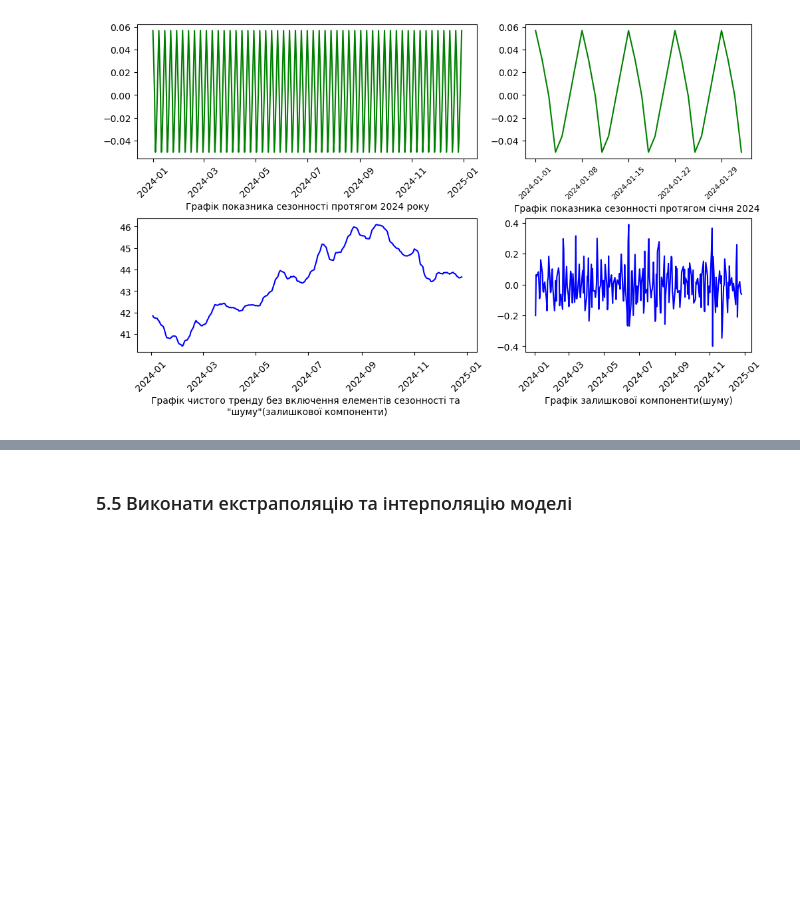
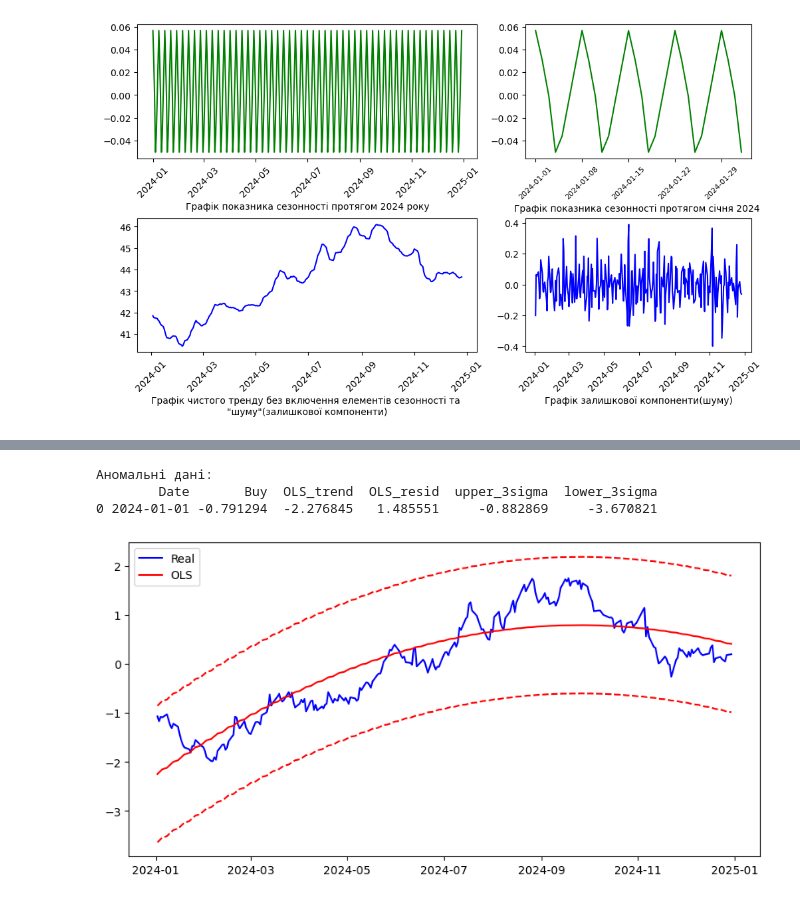
Before and after one commit to VarRoman/7_semester, a Jupyter notebook: Analysis_and_processing/Lab1/lab1_test.ipynb, the cells around one changed output, grey strips where cells are left out. Saved outputs shown, nothing was run; the diff lists cells and outputs as text; code cells hidden in the pictures; blank space fills up the shorter version.

```diff
--- a/Analysis_and_processing/Lab1/lab1_test.ipynb
+++ b/Analysis_and_processing/Lab1/lab1_test.ipynb
@@ -179,4 +243,26 @@ ax[1][1].plot(df_decomposed['resid'], color='b')
 # %%
-# TODO: Синтезувати модель за допомогою МНК + додати якийсь графік з результатами
+# First model
+norm_df['OLS_resid'] = norm_df['Buy'] - norm_df['OLS_trend']
+OLS_resid_std = norm_df['OLS_resid'].std()
+norm_df['upper_3sigma'] = norm_df['OLS_trend'] + 3 * OLS_resid_std
+norm_df['lower_3sigma'] = norm_df['OLS_trend'] - 3 * OLS_resid_std
+print('Аномальні дані:')
+print(norm_df[norm_df['OLS_resid'] > 3 * OLS_resid_std])
+
+# Deleting anomalies
+# norm_df['Buy'] = norm_df['Buy'].mask(norm_df['OLS_resid'] > 3 * OLS_resid_std, norm_df['OLS_trend'], axis=0)  # this line is for changing to the trend value
+norm_df.drop(index=list(norm_df[norm_df['OLS_resid'] > 3 * OLS_resid_std].index), inplace=True)
+
+fig, ax = plt.subplots(figsize=(10, 5))
+
+ax.plot(norm_df['Date'], norm_df['Buy'], "b-", label="Real")
+ax.plot(norm_df['Date'], norm_df['OLS_trend'], "r", label="OLS")
+ax.plot(norm_df['Date'], norm_df['upper_3sigma'], "r--")
+ax.plot(norm_df['Date'], norm_df['lower_3sigma'], "r--")
+ax.legend(loc="best")
+plt.show()
+# %% [output]
+Аномальні дані:
+        Date       Buy  OLS_trend  OLS_resid  upper_3sigma  lower_3sigma
+0 2024-01-01 -0.791294  -2.276845   1.485551     -0.882869     -3.670821
+[figure, added]
-# %% [markdown]
-### 5.5 Виконати екстраполяцію та інтерполяцію моделі
```
Also changed, not shown: parts of 19 cells of this notebook.
